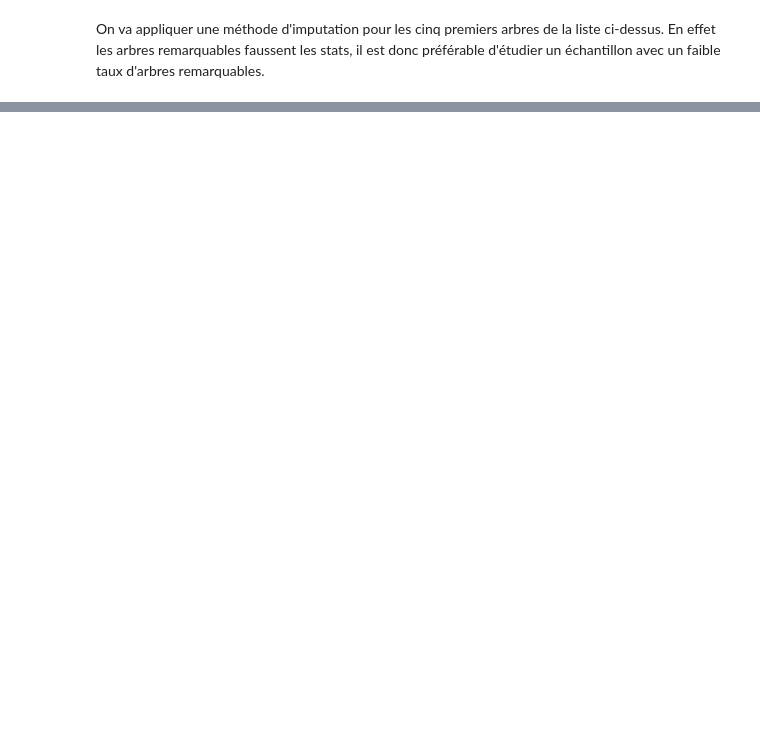
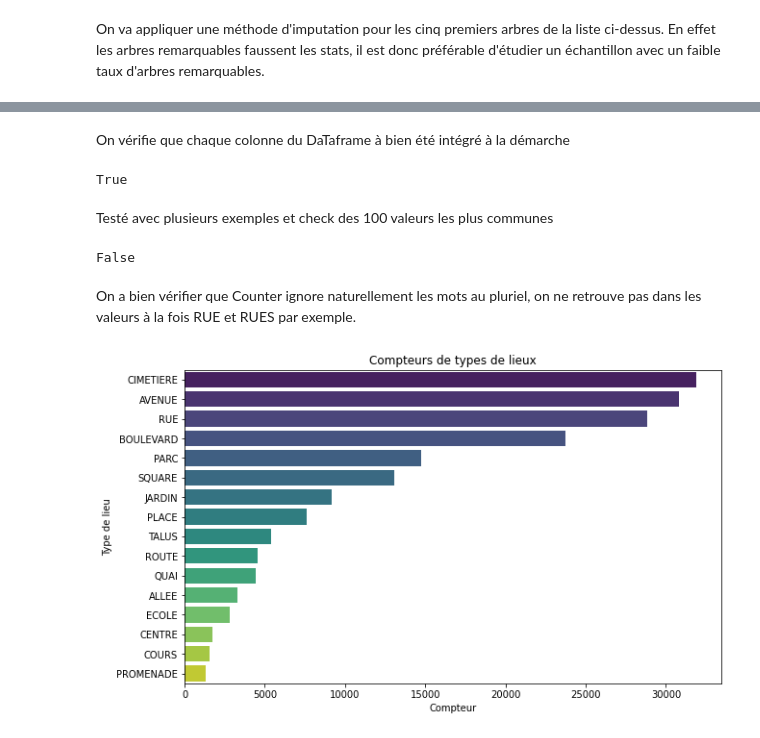
Before and after one commit to Antho-SJ/paris-trees, a Jupyter notebook: Présentation.ipynb, the cells around one changed output, grey strips where cells are left out. Cells and saved outputs as stored; diff of their text form; code cells hidden in the pictures; blank space fills up the shorter version.

Commit message:
analyse sur les lieux

```diff
--- a/Présentation.ipynb
+++ b/Présentation.ipynb
@@ -195,0 +199,14 @@ df2['stade_developpement'] = df2.apply(lambda row: attribuer_stade_arbre(row['ge
+# %%
+def extract_location_ml(location):
+    stopwords = set(['DU', 'DE', 'DES', 'LE', 'LA', 'LES', 'UN', 'UNE', 'ET', 'CS', 'D', 'L', 'ST', 'PTE'])
+
+    filtered_words = [word.upper() for word in re.findall(r'\b[A-Za-z]+\b', location) if word.upper() not in stopwords]
+    word_counts = Counter(filtered_words)
+    most_common_word = word_counts.most_common(1)
+    if most_common_word:
+        return most_common_word[0][0]
+df['type_de_lieu'] = df['lieu'].apply(extract_location_ml)
+
+lieux_fréquents_df = df.type_de_lieu.value_counts().reset_index().rename(\
+                            columns={'index': 'type_de_lieu', 'type_de_lieu':'compteur'})
+lieux_fréquents_df.head(16)
@@ -195,0 +231,23 @@ df2['stade_developpement'] = df2.apply(lambda row: attribuer_stade_arbre(row['ge
+# %% [markdown]
+On vérifie que chaque colonne du DaTaframe à bien été intégré à la démarche
+# %%
+lieux_fréquents_df.compteur.sum() == df.shape[0]
+# %% [output]
+True
+# %% [markdown]
+Testé avec plusieurs exemples et check des 100 valeurs les plus communes
+# %%
+'RUES' in lieux_fréquents_df.type_de_lieu.to_list()
+# %% [output]
+False
+# %% [markdown]
+On a bien vérifier que Counter ignore naturellement les mots au pluriel, on ne retrouve pas dans les valeurs à la fois RUE et RUES par exemple.
+# %%
+plt.figure(figsize=(10, 6))
+sns.barplot(x='compteur', y='type_de_lieu', data=lieux_fréquents_df.head(16), palette='viridis')
+plt.xlabel('Compteur')
+plt.ylabel('Type de lieu')
+plt.title('Compteurs de types de lieux')
+plt.show()
+# %% [output]
+[figure, added]
```
Also changed, not shown: parts of 8 cells of this notebook.
